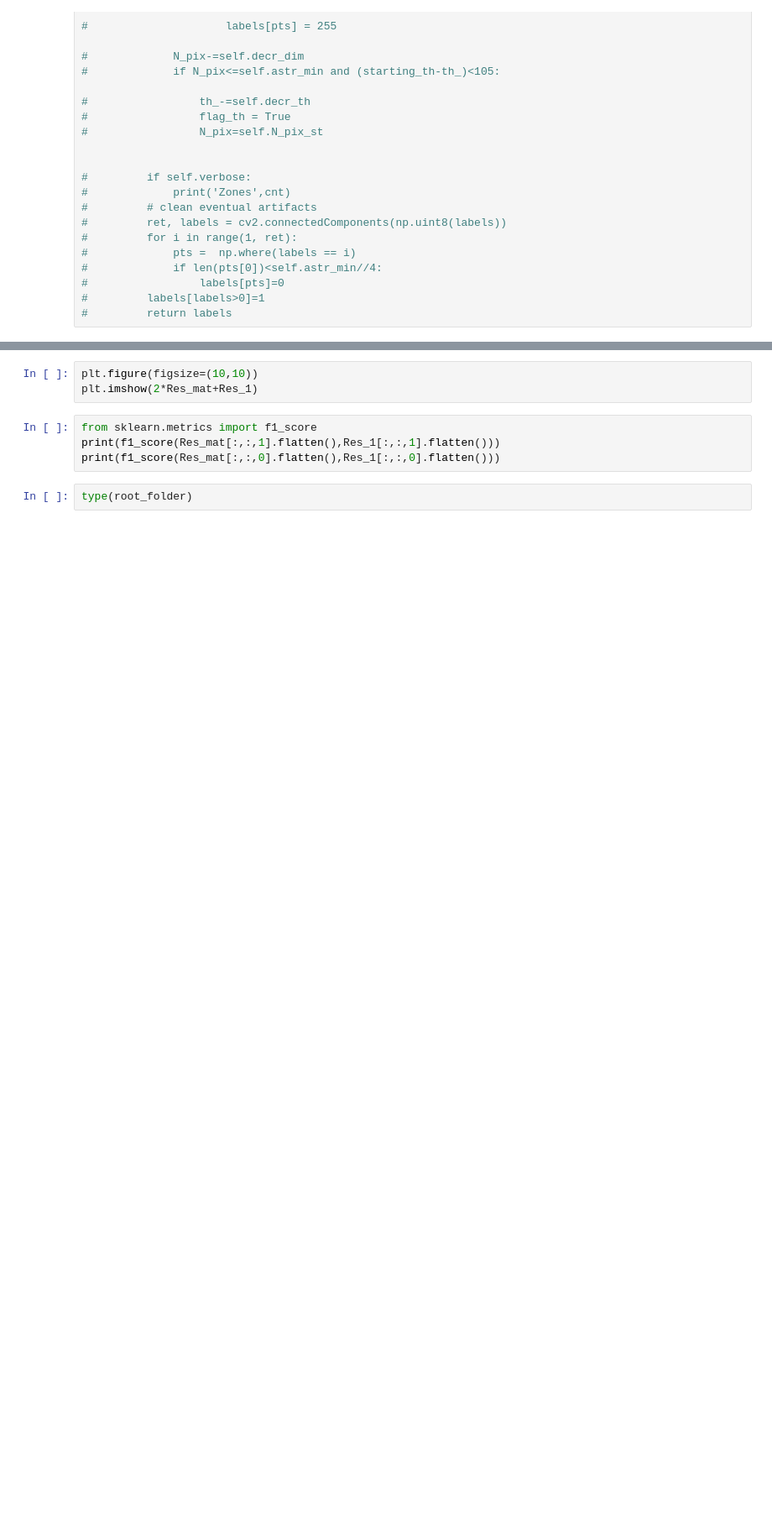
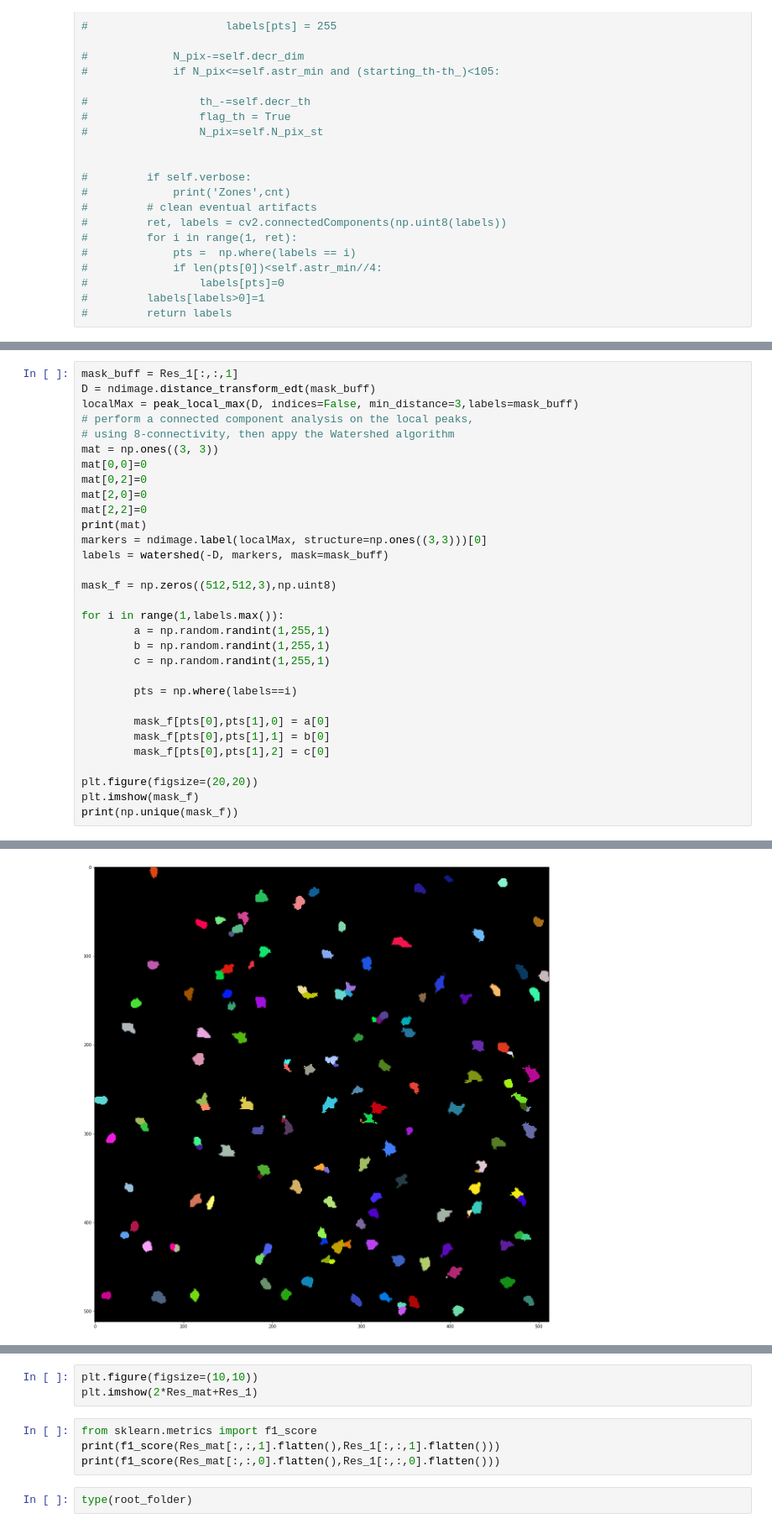
Before and after one commit to jbonato1/ASTRA, a Jupyter notebook: notebook/dev/tdtom/Inference_Pipeline_tdTom.ipynb, the cells around one changed output, grey strips where cells are left out. Shown at 84% size. Saved outputs shown, nothing was run; the diff lists cells and outputs as text; blank space fills up the shorter version.

```diff
--- a/notebook/dev/tdtom/Inference_Pipeline_tdTom.ipynb
+++ b/notebook/dev/tdtom/Inference_Pipeline_tdTom.ipynb
@@ -729,0 +795,32 @@ file already loaded
+# %%
+mask_buff = Res_1[:,:,1]
+D = ndimage.distance_transform_edt(mask_buff)
+localMax = peak_local_max(D, indices=False, min_distance=3,labels=mask_buff)
+# perform a connected component analysis on the local peaks,
+# using 8-connectivity, then appy the Watershed algorithm
+mat = np.ones((3, 3))
+mat[0,0]=0
+mat[0,2]=0
+mat[2,0]=0
+mat[2,2]=0
+print(mat)
+markers = ndimage.label(localMax, structure=np.ones((3,3)))[0]
+labels = watershed(-D, markers, mask=mask_buff)
+
+mask_f = np.zeros((512,512,3),np.uint8)
+
+for i in range(1,labels.max()):
+        a = np.random.randint(1,255,1)
+        b = np.random.randint(1,255,1)
+        c = np.random.randint(1,255,1)
+
+        pts = np.where(labels==i)
+
+        mask_f[pts[0],pts[1],0] = a[0]
+        mask_f[pts[0],pts[1],1] = b[0]
+        mask_f[pts[0],pts[1],2] = c[0]
+
+plt.figure(figsize=(20,20))
+plt.imshow(mask_f)
+print(np.unique(mask_f))
+# %% [output]
@@ -729,0 +843 @@ file already loaded
+[figure, added]
```
Also changed, not shown: parts of 18 cells of this notebook, 6 other files.
